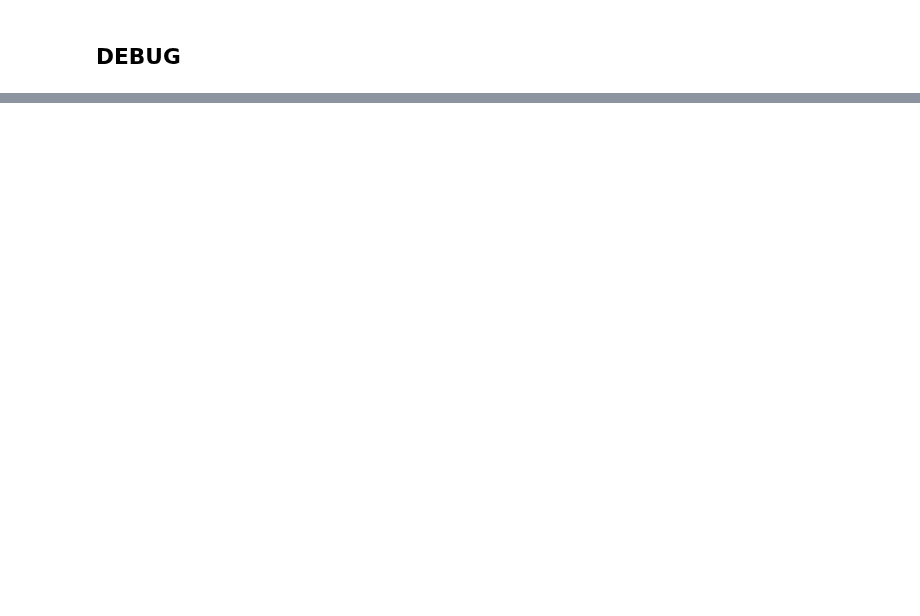
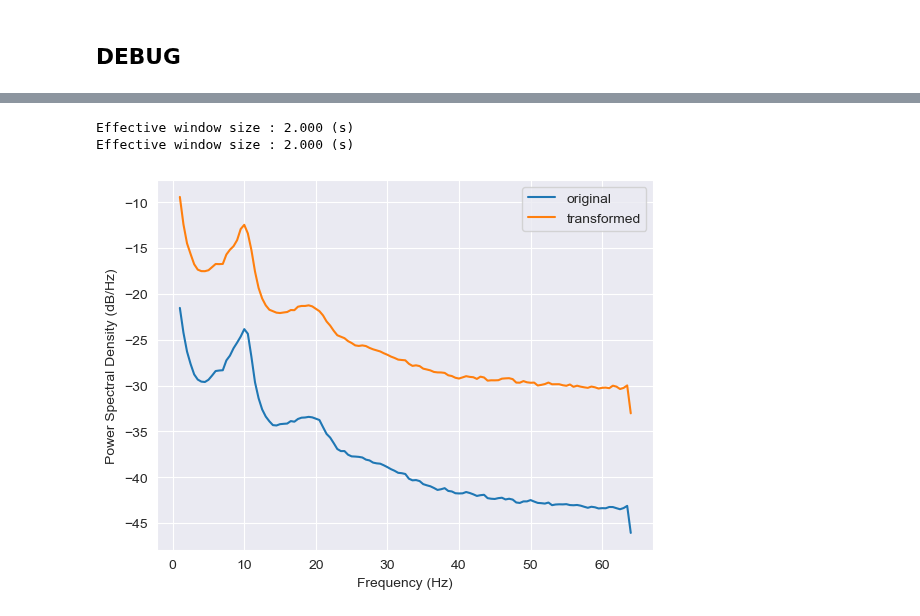
Before and after one commit to Yeganehfrh/EEGModalNet, a Jupyter notebook: notebooks/Debug.ipynb, the cells around one changed output, grey strips where cells are left out. Cells and saved outputs as stored; diff of their text form; code cells hidden in the pictures; blank space fills up the shorter version.

```diff
--- a/notebooks/Debug.ipynb
+++ b/notebooks/Debug.ipynb
@@ -371,0 +298,11 @@ Effective window size : 4.000 (s)
+# %%
+emb = wgan_gp.critic.sub_layer(x.float().to('mps'), torch.tensor(sub).to('mps'))
+# %%
+plot_psd(x, fmin=1, fmax=200, n_fft=256, label='original', show=False)
+plot_psd(emb.cpu().detach(), fmin=1, fmax=200, n_fft=256, label='transformed', show=False)
+plt.legend()
+plt.show()
+# %% [output]
+Effective window size : 2.000 (s)
+Effective window size : 2.000 (s)
+[figure, added]
```
Also changed, not shown: parts of 17 cells of this notebook, 2 other files.
